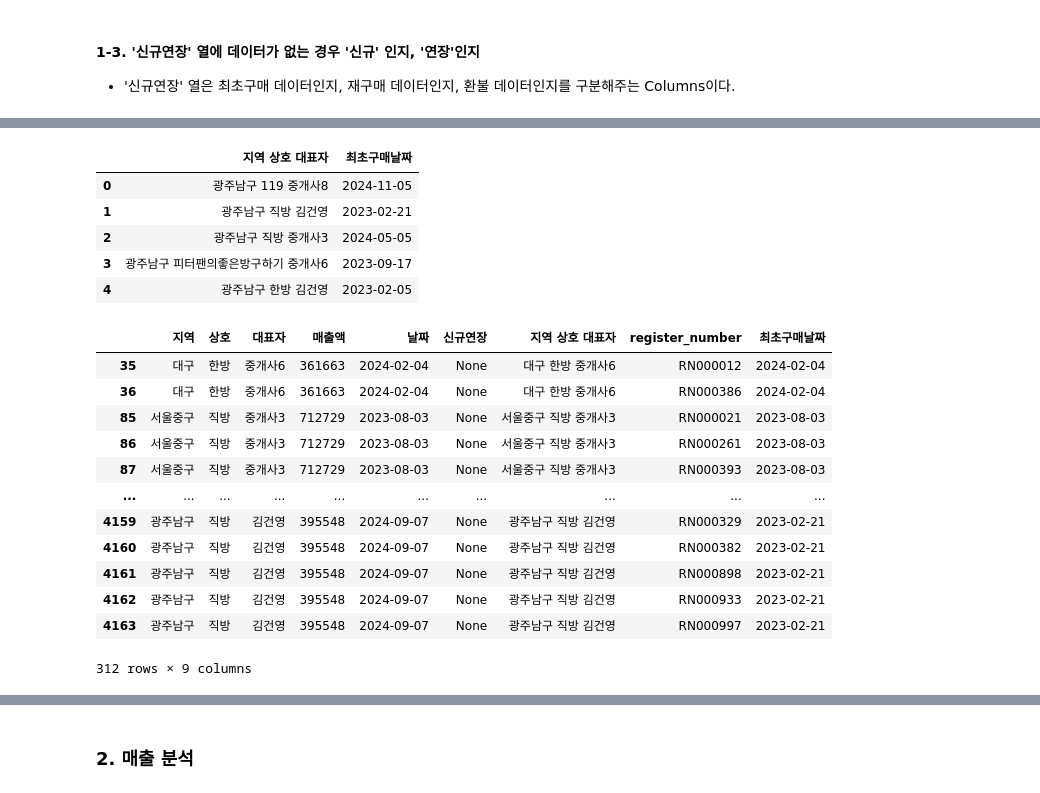
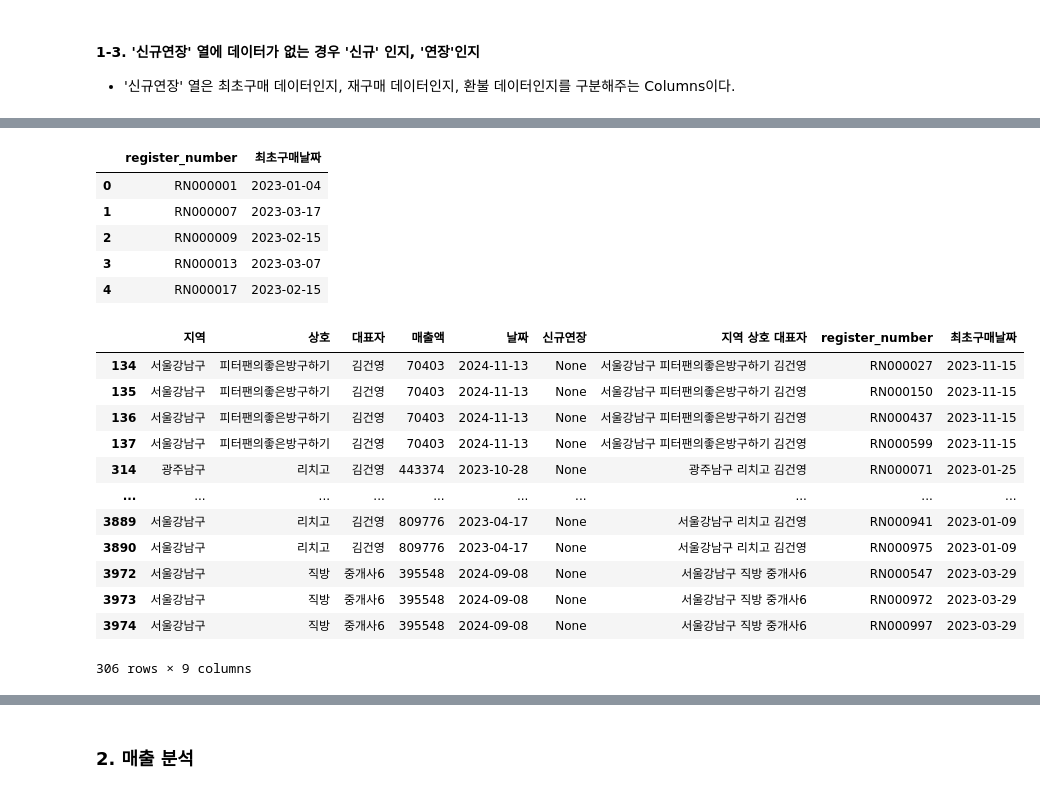
Before and after one commit to kunyoungkim/portfolio, a Jupyter notebook: event_taxonomy/sales_analysis.ipynb, the cells around one changed output, grey strips where cells are left out. Saved outputs shown, nothing was run; the diff lists cells and outputs as text; code cells hidden in the pictures.

```diff
--- a/event_taxonomy/sales_analysis.ipynb
+++ b/event_taxonomy/sales_analysis.ipynb
@@ -340,29 +340,31 @@ NaN     312
 Name: 신규연장, dtype: int64
 # %%
-nan_agent_list = df.loc[df['신규연장'].isna(), '지역 상호 대표자'].unique().tolist()
-nan_agent_first_purchase_date = df.loc[df['지역 상호 대표자'].isin(nan_agent_list)].groupby(['지역 상호 대표자'])['날짜'].min().reset_index().rename(columns={'날짜':'최초구매날짜'})
+# '신규연장' Column이 Null값인 중개사들의 최초구매날짜 계산
+nan_agent_list = df.loc[df['신규연장'].isna(), 'register_number'].unique().tolist()
+nan_agent_first_purchase_date = df.loc[df['register_number'].isin(nan_agent_list)].groupby(['register_number'])['날짜'].min().reset_index().rename(columns={'날짜':'최초구매날짜'})
 nan_agent_first_purchase_date.head()
 # %% [output]
-|  | 지역 상호 대표자 | 최초구매날짜 |
-| 0 | 광주남구 119 중개사8 | 2024-11-05 |
-| 1 | 광주남구 직방 김건영 | 2023-02-21 |
-| 2 | 광주남구 직방 중개사3 | 2024-05-05 |
-| 3 | 광주남구 피터팬의좋은방구하기 중개사6 | 2023-09-17 |
-| 4 | 광주남구 한방 김건영 | 2023-02-05 |
+|  | register_number | 최초구매날짜 |
+| 0 | RN000001 | 2023-01-04 |
+| 1 | RN000007 | 2023-03-17 |
+| 2 | RN000009 | 2023-02-15 |
+| 3 | RN000013 | 2023-03-07 |
+| 4 | RN000017 | 2023-02-15 |
 # %%
-df_merge_first_purchase = df.merge(nan_agent_first_purchase_date, how='left', on='지역 상호 대표자')
+# 기존 데이터에 merge
+df_merge_first_purchase = df.merge(nan_agent_first_purchase_date, how='left', on='register_number')
 df_merge_first_purchase.loc[(~df_merge_first_purchase['최초구매날짜'].isna()) & df_merge_first_purchase['신규연장'].isna()]
 # %% [output]
 |  | 지역 | 상호 | 대표자 | 매출액 | 날짜 | 신규연장 | 지역 상호 대표자 | register_number | 최초구매날짜 |
-| 35 | 대구 | 한방 | 중개사6 | 361663 | 2024-02-04 | None | 대구 한방 중개사6 | RN000012 | 2024-02-04 |
-| 36 | 대구 | 한방 | 중개사6 | 361663 | 2024-02-04 | None | 대구 한방 중개사6 | RN000386 | 2024-02-04 |
-| 85 | 서울중구 | 직방 | 중개사3 | 712729 | 2023-08-03 | None | 서울중구 직방 중개사3 | RN000021 | 2023-08-03 |
-| 86 | 서울중구 | 직방 | 중개사3 | 712729 | 2023-08-03 | None | 서울중구 직방 중개사3 | RN000261 | 2023-08-03 |
-| 87 | 서울중구 | 직방 | 중개사3 | 712729 | 2023-08-03 | None | 서울중구 직방 중개사3 | RN000393 | 2023-08-03 |
+| 134 | 서울강남구 | 피터팬의좋은방구하기 | 김건영 | 70403 | 2024-11-13 | None | 서울강남구 피터팬의좋은방구하기 김건영 | RN000027 | 2023-11-15 |
+| 135 | 서울강남구 | 피터팬의좋은방구하기 | 김건영 | 70403 | 2024-11-13 | None | 서울강남구 피터팬의좋은방구하기 김건영 | RN000150 | 2023-11-15 |
+| 136 | 서울강남구 | 피터팬의좋은방구하기 | 김건영 | 70403 | 2024-11-13 | None | 서울강남구 피터팬의좋은방구하기 김건영 | RN000437 | 2023-11-15 |
+| 137 | 서울강남구 | 피터팬의좋은방구하기 | 김건영 | 70403 | 2024-11-13 | None | 서울강남구 피터팬의좋은방구하기 김건영 | RN000599 | 2023-11-15 |
+| 314 | 광주남구 | 리치고 | 김건영 | 443374 | 2023-10-28 | None | 광주남구 리치고 김건영 | RN000071 | 2023-01-25 |
 | ... | ... | ... | ... | ... | ... | ... | ... | ... | ... |
-| 4159 | 광주남구 | 직방 | 김건영 | 395548 | 2024-09-07 | None | 광주남구 직방 김건영 | RN000329 | 2023-02-21 |
-| 4160 | 광주남구 | 직방 | 김건영 | 395548 | 2024-09-07 | None | 광주남구 직방 김건영 | RN000382 | 2023-02-21 |
-| 4161 | 광주남구 | 직방 | 김건영 | 395548 | 2024-09-07 | None | 광주남구 직방 김건영 | RN000898 | 2023-02-21 |
-| 4162 | 광주남구 | 직방 | 김건영 | 395548 | 2024-09-07 | None | 광주남구 직방 김건영 | RN000933 | 2023-02-21 |
-| 4163 | 광주남구 | 직방 | 김건영 | 395548 | 2024-09-07 | None | 광주남구 직방 김건영 | RN000997 | 2023-02-21 |
+| 3889 | 서울강남구 | 리치고 | 김건영 | 809776 | 2023-04-17 | None | 서울강남구 리치고 김건영 | RN000941 | 2023-01-09 |
+| 3890 | 서울강남구 | 리치고 | 김건영 | 809776 | 2023-04-17 | None | 서울강남구 리치고 김건영 | RN000975 | 2023-01-09 |
+| 3972 | 서울강남구 | 직방 | 중개사6 | 395548 | 2024-09-08 | None | 서울강남구 직방 중개사6 | RN000547 | 2023-03-29 |
+| 3973 | 서울강남구 | 직방 | 중개사6 | 395548 | 2024-09-08 | None | 서울강남구 직방 중개사6 | RN000972 | 2023-03-29 |
+| 3974 | 서울강남구 | 직방 | 중개사6 | 395548 | 2024-09-08 | None | 서울강남구 직방 중개사6 | RN000997 | 2023-03-29 |
-312 rows × 9 columns
+306 rows × 9 columns
```
Also changed, not shown: parts of 32 cells of this notebook.
